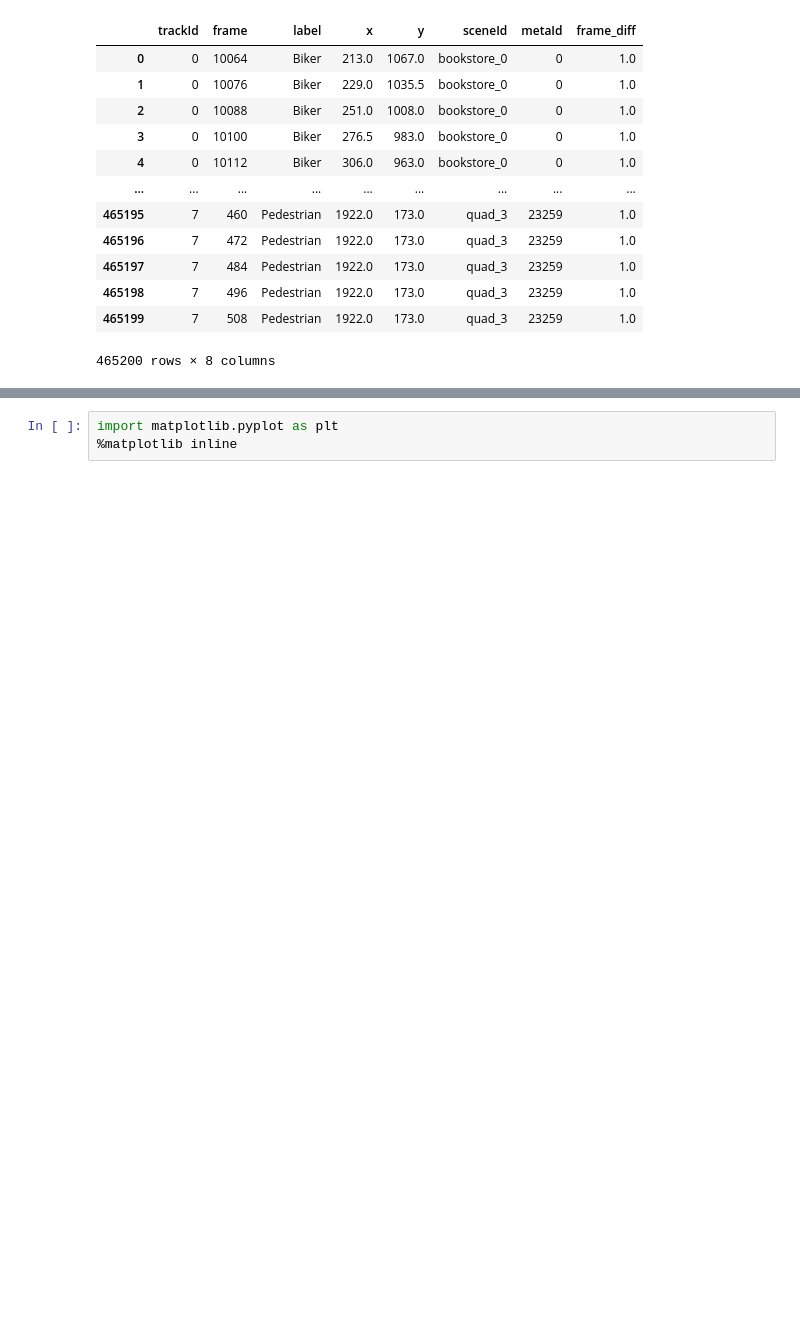
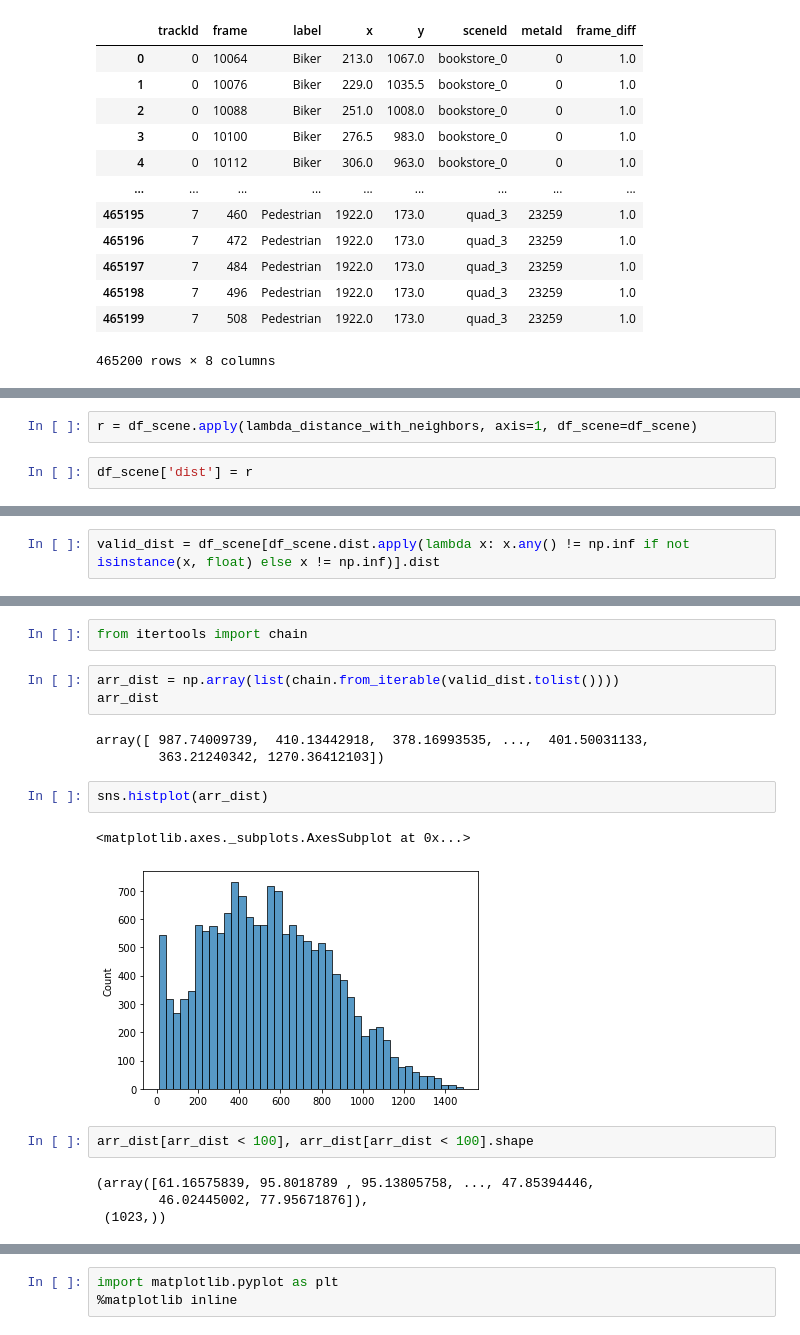
Before and after one commit to danyayay/ynet_adaptive, a Jupyter notebook: notebook/dataset.ipynb, the cells around one changed output, grey strips where cells are left out. Cells and saved outputs as stored; diff of their text form; blank space fills up the shorter version.

```diff
--- a/notebook/dataset.ipynb
+++ b/notebook/dataset.ipynb
@@ -59,0 +192,4 @@ df[df['sceneId'] == 'bookstore_0']
+# %%
+r = df_scene.apply(lambda_distance_with_neighbors, axis=1, df_scene=df_scene)
+# %%
+df_scene['dist'] = r
@@ -59,0 +247,2 @@ df[df['sceneId'] == 'bookstore_0']
+# %%
+valid_dist = df_scene[df_scene.dist.apply(lambda x: x.any() != np.inf if not isinstance(x, float) else x != np.inf)].dist
@@ -59,0 +269,19 @@ df[df['sceneId'] == 'bookstore_0']
+# %%
+from itertools import chain
+# %%
+arr_dist = np.array(list(chain.from_iterable(valid_dist.tolist())))
+arr_dist
+# %% [output]
+array([ 987.74009739,  410.13442918,  378.16993535, ...,  401.50031133,
+        363.21240342, 1270.36412103])
+# %%
+sns.histplot(arr_dist)
+# %% [output]
+<matplotlib.axes._subplots.AxesSubplot at 0x...>
+[figure, added]
+# %%
+arr_dist[arr_dist < 100], arr_dist[arr_dist < 100].shape
+# %% [output]
+(array([61.16575839, 95.8018789 , 95.13805758, ..., 47.85394446,
+        46.02445002, 77.95671876]),
+ (1023,))
```
Also changed, not shown: parts of 58 cells of this notebook, 2 other files.
